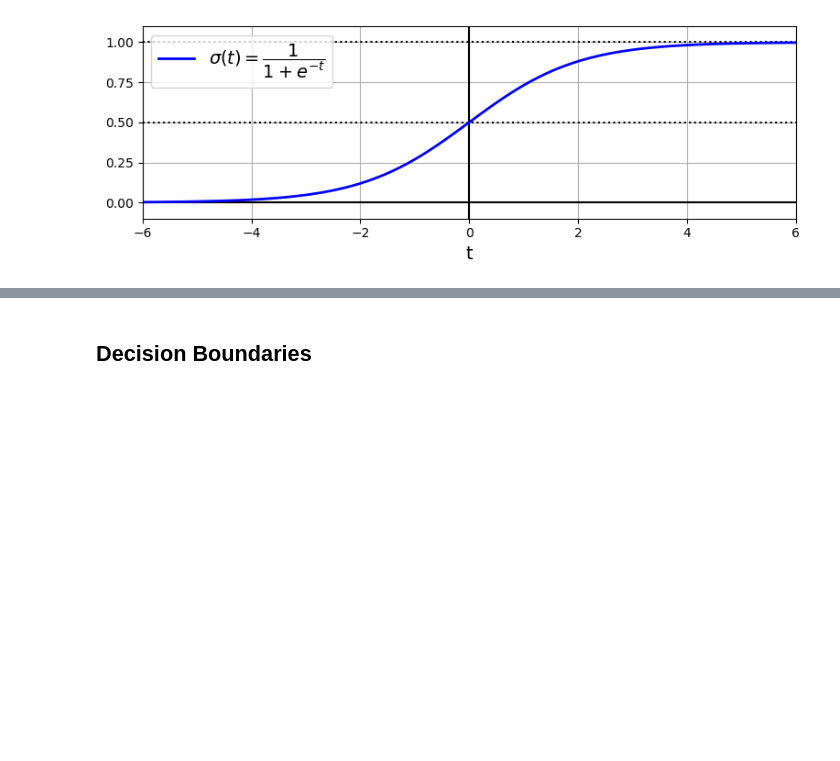
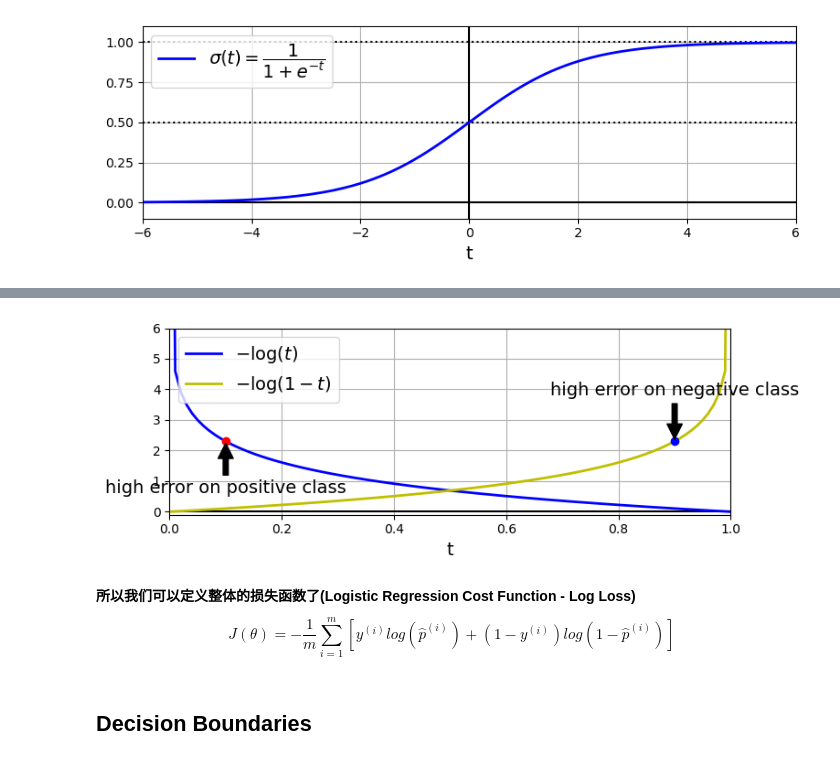
Before and after one commit to zhouchiji/handson-ml3, a Jupyter notebook: 04_training_linear_models.ipynb, the cells around one changed output, grey strips where cells are left out. Drawn from its saved outputs; the diff is of its cells as text; code cells hidden in the pictures; blank space fills up the shorter version.

```diff
--- a/04_training_linear_models.ipynb
+++ b/04_training_linear_models.ipynb
@@ -1087,3 +1108,44 @@ plt.show()
+# %%
+lim = 1
+t = np.linspace(0, 1, 100)
+
+# 裁剪 t 的值，避免 0 和 1
+epsilon = 1e-10
+t = np.clip(t, epsilon, 1 - epsilon)
+
+cost_function = -np.log(t)
+cost_function_pos = -np.log(1 - t)
+
+plt.figure(figsize=(8, 3))
+plt.plot([0, 1], [0, 0], "k-")
+plt.plot([0, 0], [0, 6], "k-")
+plt.plot(t, cost_function, "b-", linewidth=2, label=r"$-\log(t) $")
+plt.plot(t, cost_function_pos, "y-", linewidth=2, label=r"$-\log(1-t) $")
+plt.annotate('high error on positive class',
+             xy=(0.1, -np.log(0.1)),
+             xytext=(0.1, -np.log(0.1) - 1.7),
+             ha="center",
+             arrowprops=dict(facecolor='black', shrink=0.05)) # 假如 y=1，但p=0.1，此时损失就很高
+plt.annotate('high error on negative class',
+             xy=(0.9, -np.log(1 - 0.9)),
+             xytext=(0.9, -np.log(1 - 0.9) + 1.5),
+             ha="center",
+             arrowprops=dict(facecolor='black', shrink=0.05)) # 假如 y=0，但p=0.9，此时损失就很高
+plt.plot(0.1, -np.log(0.1), "ro")
+plt.plot(0.9, -np.log(1 - 0.9), "bo")
+plt.xlabel("t")
+plt.legend(loc="upper left")
+plt.axis([0, 1, -0.1, 6])
+plt.grid()
+save_fig("logistic_cost_function_plot")
+plt.show()
+# %% [output]
+[figure, added]
+# %% [markdown]
+**所以我们可以定义整体的损失函数了(Logistic Regression Cost Function - Log Loss)**
+$$
+J(\theta) = -\frac{1}{m}\sum_{i=1}^{m}[y^{(i)}log(\hat{p}^{(i)}) + (1-y^{(i)})log(1-\hat{p}^{(i)})]
+$$
 # %% [markdown]
 ## Decision Boundaries
 # %%
```
Also changed, not shown: parts of 6 cells of this notebook.
